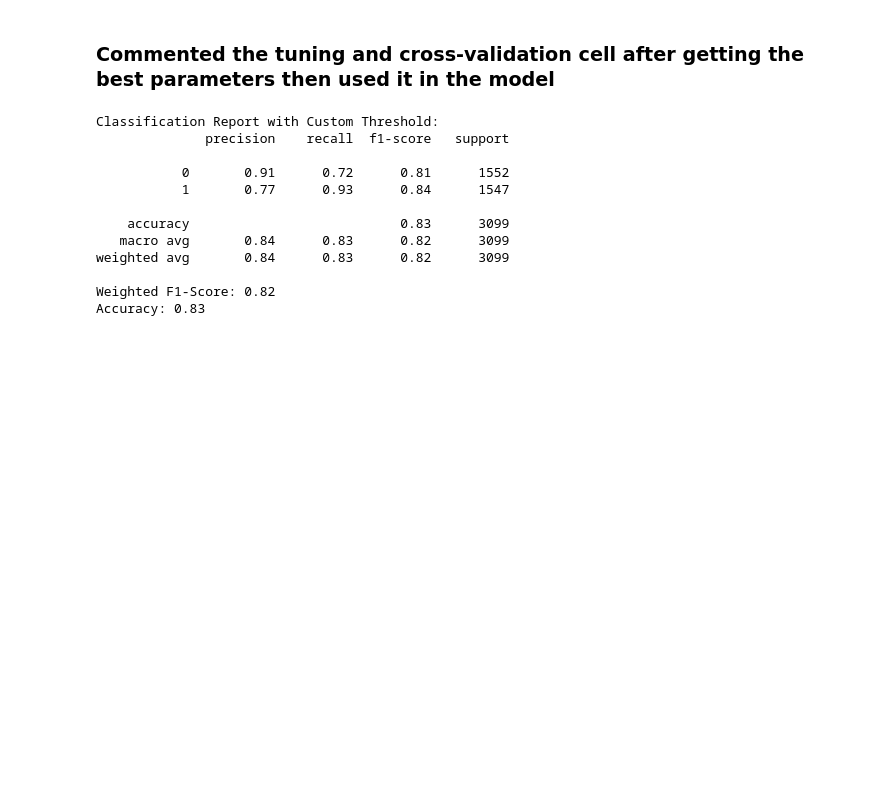
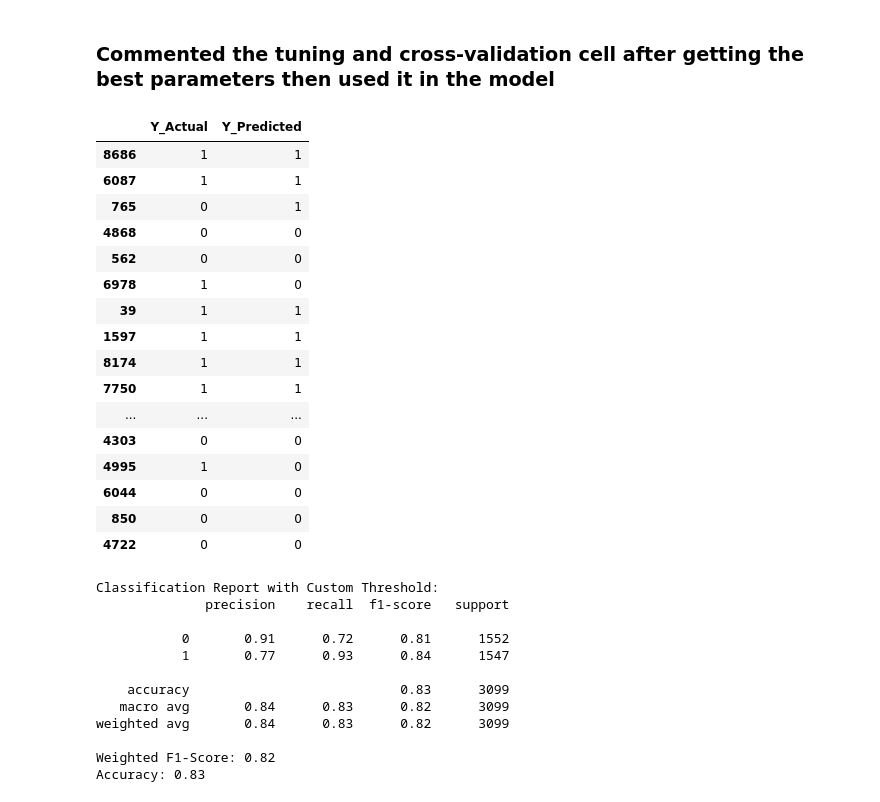
Before and after one commit to mohamedseif-10/DM-projects, a Jupyter notebook: Classification Task/Model_training/MS.ipynb, the cells around one changed output. Cells and saved outputs as stored; diff of their text form; code cells hidden in the pictures; blank space fills up the shorter version.

```diff
--- a/Classification Task/Model_training/MS.ipynb
+++ b/Classification Task/Model_training/MS.ipynb
@@ -113,6 +111,29 @@ best_model.fit(x_train, y_train)
 y_prob = best_model.predict_proba(x_test)[:, 1]
 custom_threshold = 0.35
 y_pred_custom = (y_prob >= custom_threshold).astype(int)
+# %%
+# create data frame of the y_test and y predicted
+
+df = pd.DataFrame({"Y_Actual": y_test, "Y_Predicted": y_pred_custom})
+df.head(30)
+# %% [output]
+|  | Y_Actual | Y_Predicted |
+| 8686 | 1 | 1 |
+| 6087 | 1 | 1 |
+| 765 | 0 | 1 |
+| 4868 | 0 | 0 |
+| 562 | 0 | 0 |
+| 6978 | 1 | 0 |
+| 39 | 1 | 1 |
+| 1597 | 1 | 1 |
+| 8174 | 1 | 1 |
+| 7750 | 1 | 1 |
+| ... | ... | ... |
+| 4303 | 0 | 0 |
+| 4995 | 1 | 0 |
+| 6044 | 0 | 0 |
+| 850 | 0 | 0 |
+| 4722 | 0 | 0 |
 # %%
 print("\nClassification Report with Custom Threshold:")
 print(classification_report(y_test, y_pred_custom))
```
Also changed, not shown: parts of 2 cells of this notebook, 1 other file.
